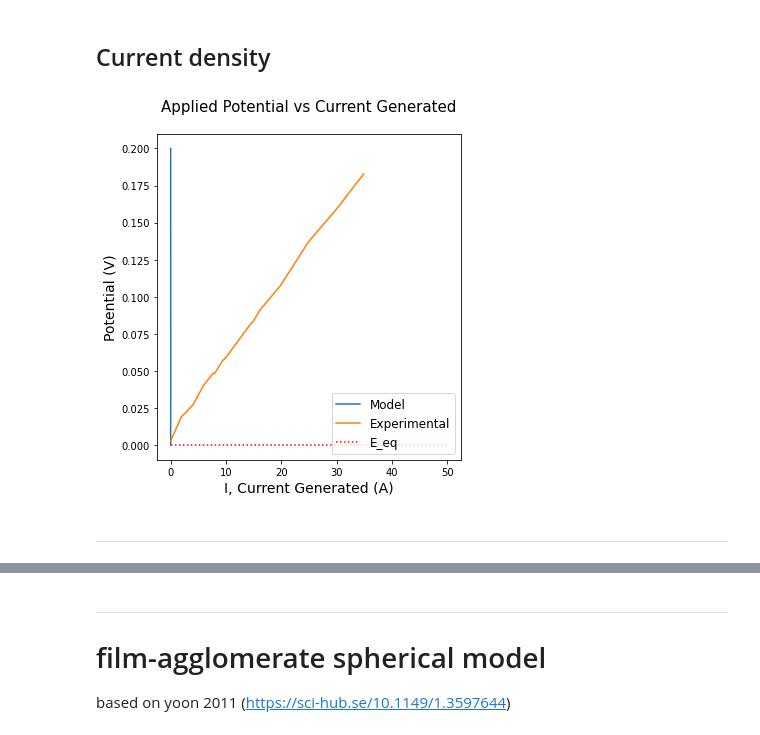
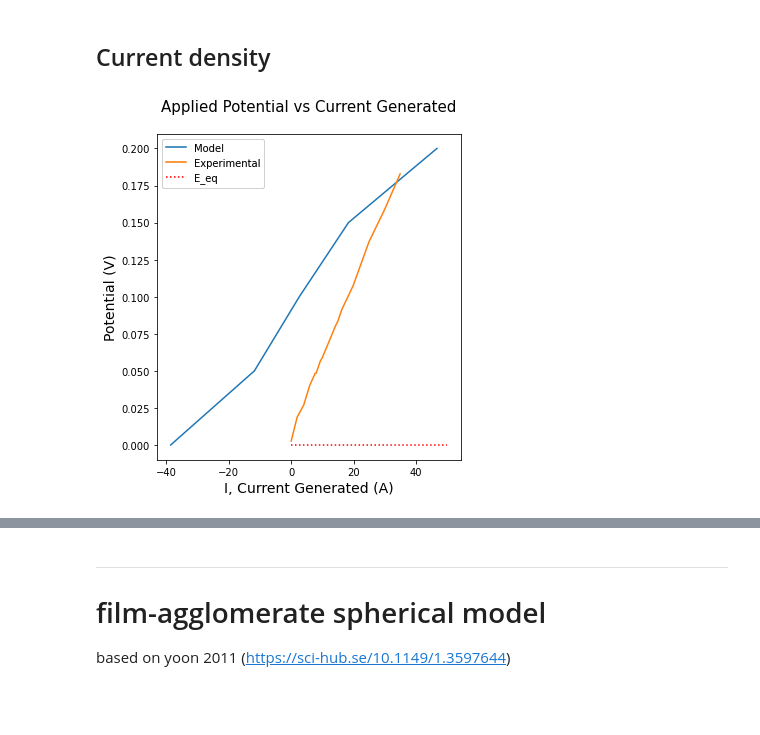
Before and after one commit to tinypersimmon/lbnl, a Jupyter notebook: transport_model.ipynb, the cells around one changed output, grey strips where cells are left out. Cells and saved outputs as stored; diff of their text form; code cells hidden in the pictures; blank space fills up the shorter version.

```diff
--- a/transport_model.ipynb
+++ b/transport_model.ipynb
@@ -15,8 +16,8 @@ import matplotlib.pyplot as plt
 
 #S = 1.62 mg/kg
 S = 2.2e-4 # ratio of hydrogen in surface of electrode to feed
-c_feed = 1/1000 # conc of H2 in feed
-c_proton = 1.1 #E+3 EW
+c_feed = 3/1000 # conc of H2 in feed
+c_proton = 0.1 #1.1 #E+3 EW
 
 ## reference c*_oxidation and c*_reduction
 c_H2_0 = 1
@@ -25,7 +26,7 @@ P_tot = 1 #atm
 
 z = 1
 alpha = 0.5
-T = 273.15 + 25 #Celsius
+T = 273.15 + 25 # Kelvin
 R = 8.314
 RT = R*T
 E_eq = 0.0
@@ -87,10 +91,11 @@ def current(b, rt_g, om):
 # %%
+E = np.arange(0,0.21,0.05)
 curr = []
-E = np.arange(0,0.21,0.05)
 
 plt.figure(figsize=(7,7))
 for i in range(len(E)):
-    curr1, conc1 = c_cl(curr,i,E)
+    curr1, conc1 = c_cl(i,E)
+    curr.append(curr1)
     plt.plot(x/L, conc1, label=('E=' + str(round(E[i],2)) + 'V'))
 
 #E=[0.6]
@@ -105,0 +111,18 @@ plt.show()
+# %%
+plt.figure()
+I = []
+E1 = E
+for i in range(len(E1)):
+    curr2, conc2 = c_cl(i,E1)
+    plt.plot(x/L, conc2/c_feed, label=('E=' + str(round(E1[i],2)) + 'V'))
+    I = np.append(I, curr2)
+
+#E=[0.6]
+#plt.plot(x/L, c_cl(0), label=(str(round(E[0],2)) + 'V'), color='red')
+plt.title('Nondimensional C_H2/C_feed along CL thickness (x/L)', fontsize='15')
+plt.ylabel('Concentration (mol/m^3)', fontsize='14')
+plt.xlabel('z (x/L)', fontsize='14')
+#plt.grid(True,which="both", linestyle='--')
+plt.legend(loc='upper right')
+#plt.yscale('log')
+plt.show()
@@ -127,28 +147,27 @@ i_bv = i_0 * psi / (A * c_H2_0) * (np.exp(beta) - np.exp(-beta))
 # %%
 u_v = plt.figure(figsize=(12, 6))
 ax = u_v.add_subplot(121)
-#ax2 = u_v.add_subplot(122)
 
-#curr
-model_v = ax.plot(i_bv, E, label='Model')
+# experimental current
+model_v = ax.plot(curr, E, label='Model')
+
+# model current
 exp_v = ax.plot(pump_a, pump_v, label='Experimental')
 line1 = ax.hlines(0, xmin=0, xmax=50, color='red', linestyle=':', label='E_eq')
 
+#ax2 = u_v.add_subplot(122)
 #ax2.plot(curr,E)
 #ax2.hlines(0, xmin=0, xmax=10, color='red',linestyle=':',label='E_eq')
 #line2 = plt.axvline(0.875, color='orange',linestyle='-',label='I>0 (~0.875V)')
 #ax2.set_xlim([0, 1.25])
 #ax2.set_ylim([0, 0.3])
 
 ax.set_title('Applied Potential vs Current Generated', fontsize='15', y=1.05)
 ax.set_xlabel('I, Current Generated (A)', fontsize='14')
 ax.set_ylabel('Potential (V)', fontsize='14')
 
-leg1 = plt.legend(fontsize=12)
-#plt.gca().add_artist(leg1)
-#plt.legend(handles=[line2], loc='lower right', fontsize=12)
+leg1 = plt.legend(fontsize=10, loc='upper left')
+plt.gca().add_artist(leg1)
 plt.show()
 # %% [output]
-[figure, old version]
+[figure, new version]
-# %% [markdown]
----
```
Also changed, not shown: parts of 9 cells of this notebook.
